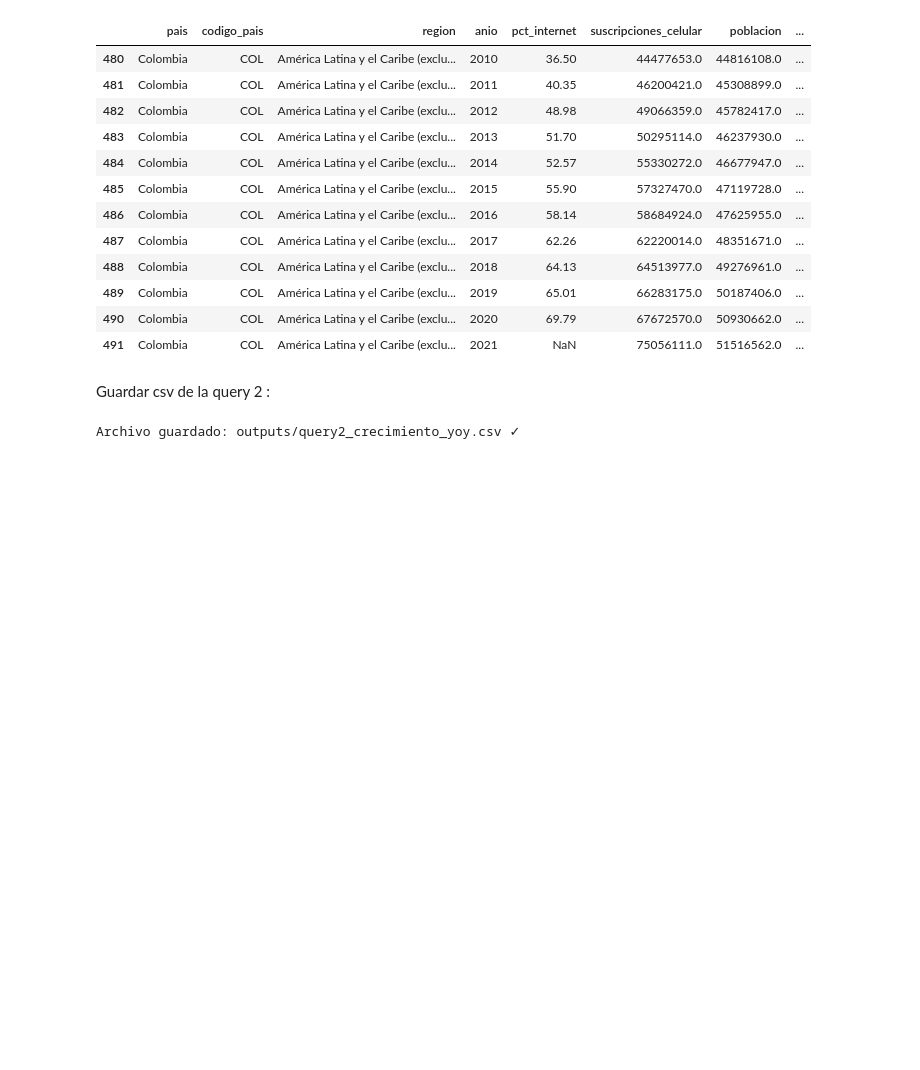
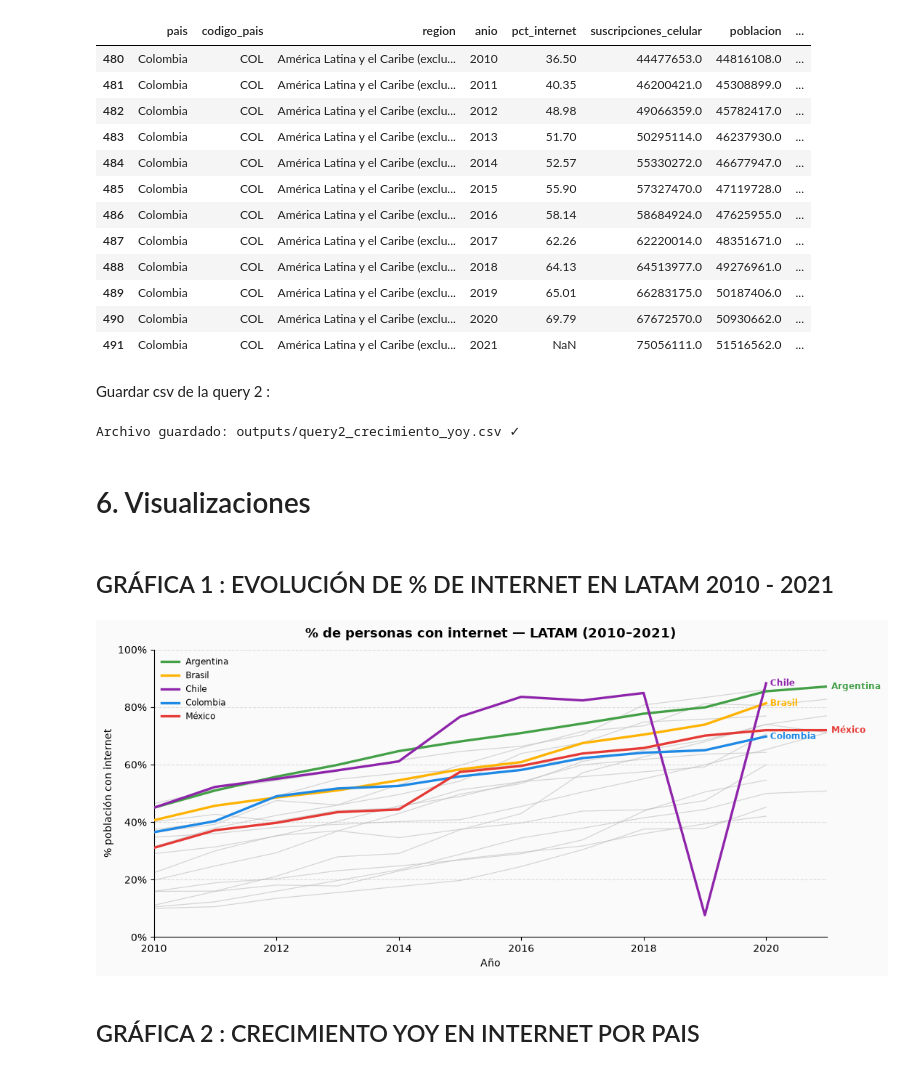
Before and after one commit to Oscarvm117/Challenge_Meli, a Jupyter notebook: Notebooks/challenge_meli_vis.ipynb, the cells around one changed output. Drawn from its saved outputs; the diff is of its cells as text; code cells hidden in the pictures; blank space fills up the shorter version.

Commit message:
Visualization section for graphics analysis

```diff
--- a/Notebooks/challenge_meli_vis.ipynb
+++ b/Notebooks/challenge_meli_vis.ipynb
@@ -457,3 +457,56 @@ resultado_q2.to_csv('../outputs/query2_crecimiento_yoy.csv', index=False)
 print('Archivo guardado: outputs/query2_crecimiento_yoy.csv ')
 # %% [output]
 Archivo guardado: outputs/query2_crecimiento_yoy.csv ✓
+# %% [markdown]
+# 6. Visualizaciones
+# %% [markdown]
+## GRÁFICA 1 : EVOLUCIÓN DE % DE INTERNET EN LATAM 2010 - 2021
+# %%
+HIGHLIGHT = ['BRA','MEX','COL','ARG','CHL']
+COLORES   = {
+    'BRA': '#FFB300',
+    'MEX': '#E53935',
+    'COL': '#1E88E5',
+    'ARG': '#43A047',
+    'CHL': '#8E24AA',
+}
+latam_q2 = resultado_q2[resultado_q2['codigo_pais'].isin(LATAM)].copy()
+# %%
+
+fig, ax = plt.subplots(figsize=(11, 5))
+fig.patch.set_facecolor('#FAFAFA')
+ax.set_facecolor('#FAFAFA')
+
+for code in LATAM:
+    df_c = latam_q2[latam_q2['codigo_pais'] == code].dropna(subset=['pct_internet'])
+    if df_c.empty:
+        continue
+    if code in HIGHLIGHT:
+        ax.plot(df_c['anio'], df_c['pct_internet'],
+                color=COLORES[code], linewidth=2.4, zorder=3,
+                label=df_c['pais'].iloc[0])
+        ax.annotate(df_c['pais'].iloc[0],
+                    xy=(df_c['anio'].iloc[-1], df_c['pct_internet'].iloc[-1]),
+                    xytext=(4, 0), textcoords='offset points',
+                    fontsize=8.5, color=COLORES[code], va='center', fontweight='bold')
+    else:
+        ax.plot(df_c['anio'], df_c['pct_internet'],
+                color='#BDBDBD', linewidth=0.9, zorder=1, alpha=0.6)
+
+ax.set_title('% de personas con internet — LATAM (2010–2021)',
+             fontsize=13, fontweight='bold', pad=12)
+ax.set_xlabel('Año', fontsize=10)
+ax.set_ylabel('% población con internet', fontsize=10)
+ax.set_xlim(2010, 2021)
+ax.set_ylim(0, 100)
+ax.yaxis.set_major_formatter(mticker.FormatStrFormatter('%.0f%%'))
+ax.grid(axis='y', linestyle='--', alpha=0.4)
+ax.spines[['top','right']].set_visible(False)
+ax.legend(loc='upper left', fontsize=8.5, framealpha=0)
+plt.tight_layout()
+plt.savefig('../outputs/grafica1_internet_latam.png', dpi=150, bbox_inches='tight')
+plt.show()
+# %% [output]
+[figure, added]
+# %% [markdown]
+## GRÁFICA 2 : CRECIMIENTO YOY EN INTERNET POR PAIS
```
Also changed, not shown: parts of 1 cell of this notebook, 2 other files.
